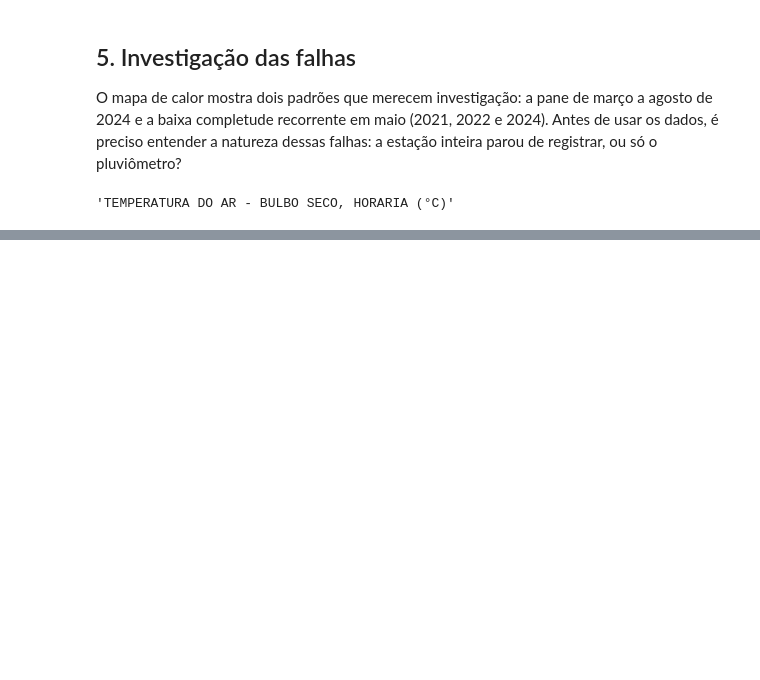
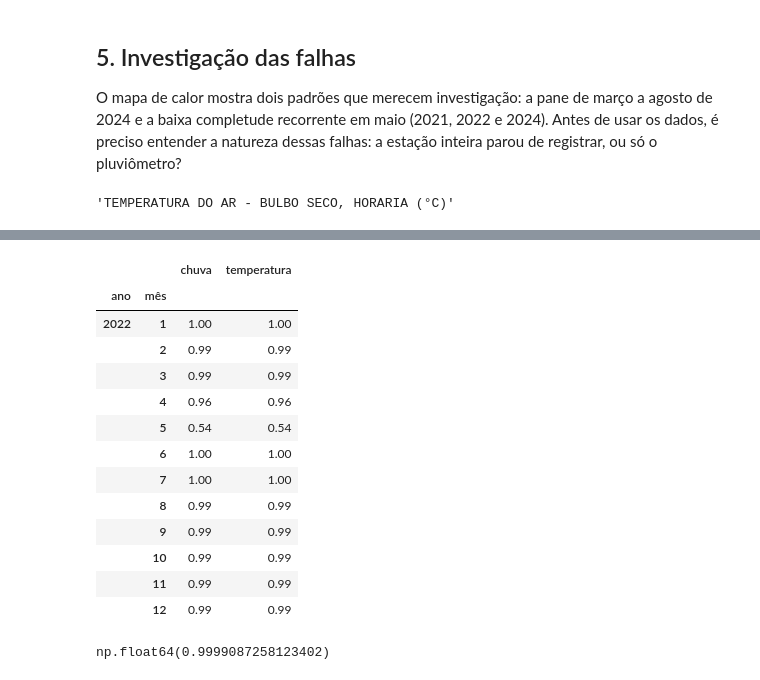
Before and after one commit to renanricardosilva/chuva-es, a Jupyter notebook: notebooks/01-exploracao-vitoria.ipynb, the cells around one changed output, grey strips where cells are left out. Saved outputs shown, nothing was run; the diff lists cells and outputs as text; code cells hidden in the pictures; blank space fills up the shorter version.

```diff
--- a/notebooks/01-exploracao-vitoria.ipynb
+++ b/notebooks/01-exploracao-vitoria.ipynb
@@ -249,0 +316,22 @@ Name: PRECIPITAÇÃO TOTAL, HORÁRIO (mm), dtype: int64
+# %%
+completeness_by_month(df_all, variables, years=[2022]).round(2)
+# %% [output]
+|  |  | chuva | temperatura |
+| ano | mês |  |  |
+| 2022 | 1 | 1.00 | 1.00 |
+|  | 2 | 0.99 | 0.99 |
+|  | 3 | 0.99 | 0.99 |
+|  | 4 | 0.96 | 0.96 |
+|  | 5 | 0.54 | 0.54 |
+|  | 6 | 1.00 | 1.00 |
+|  | 7 | 1.00 | 1.00 |
+|  | 8 | 0.99 | 0.99 |
+|  | 9 | 0.99 | 0.99 |
+|  | 10 | 0.99 | 0.99 |
+|  | 11 | 0.99 | 0.99 |
+|  | 12 | 0.99 | 0.99 |
+# %%
+same_gaps = df_all[RAIN].isna() == df_all[temp].isna()
+same_gaps.mean()
+# %% [output]
+np.float64(0.9999087258123402)
```
Also changed, not shown: parts of 21 cells of this notebook.
